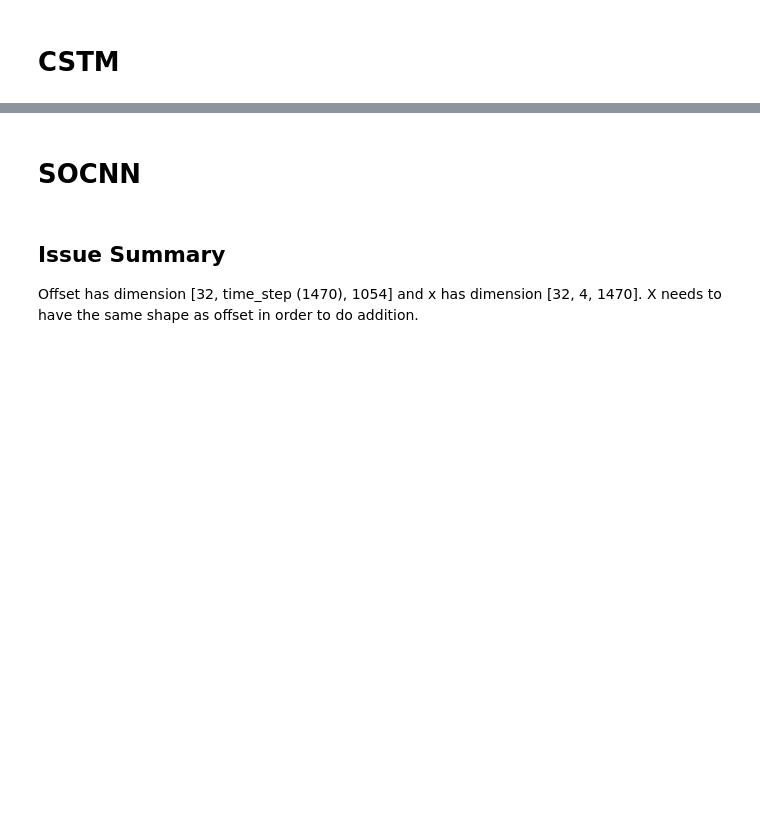
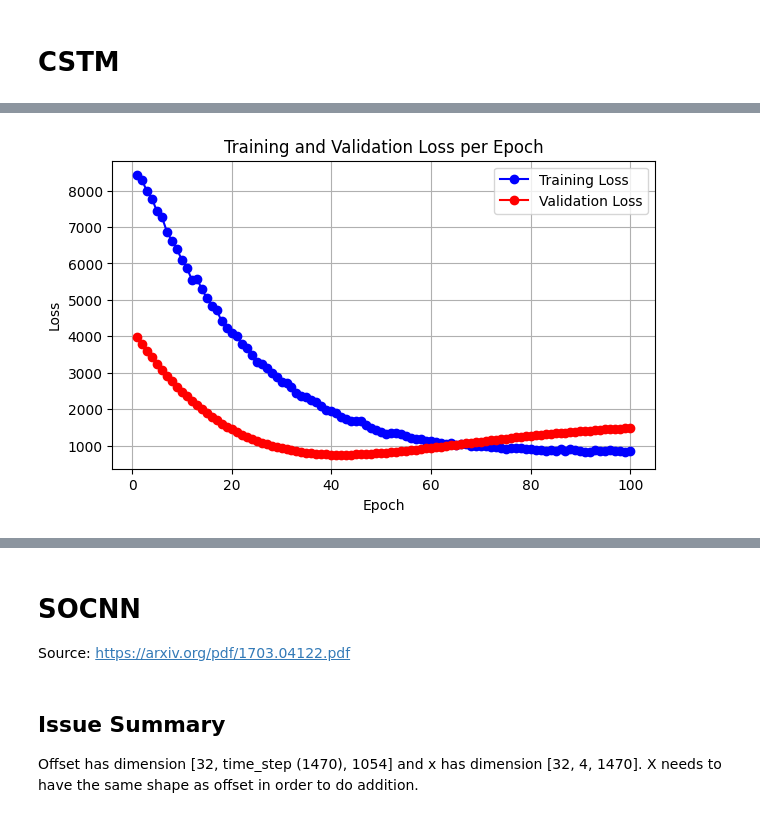
Before and after one commit to VictorH2208/Capstone-CNN, a Jupyter notebook: CNN/torch_cnn.ipynb, the cells around one changed output, grey strips where cells are left out. Cells and saved outputs as stored; diff of their text form; code cells hidden in the pictures; blank space fills up the shorter version.

```diff
--- a/CNN/torch_cnn.ipynb
+++ b/CNN/torch_cnn.ipynb
@@ -435,7 +449,8 @@ class CNN(nn.Module):
 # %%
-# model1 = CNNLSTM(kernel=3, num_filters=64, num_in_channels=4, lstm_hidden_size=128, lstm_layers=1).to(device)
-# epochs = 100
-# optimizer = torch.optim.Adam(model1.parameters(), lr=0.01, amsgrad=True)
-# criterion = nn.MSELoss()
+model1 = CNNLSTM(kernel=3, num_filters=64, num_in_channels=4, lstm_hidden_size=128, lstm_layers=1).to(device)
+epochs = 100
+optimizer = torch.optim.Adam(model1.parameters(), lr=0.01, amsgrad=True)
+criterion = nn.MSELoss()
 
-# train(model1, train_loader, val_loader, test_loader, criterion, optimizer, epochs)
+train(model1, train_loader, val_loader, test_loader, criterion, optimizer, epochs)
+# %% [output]
@@ -441,0 +458 @@ class CNN(nn.Module):
+[figure, added]
@@ -442,5 +460,6 @@ class CNN(nn.Module):
-# %% [markdown]
-# SOCNN
+# %% [markdown]
+# SOCNN
+Source: https://arxiv.org/pdf/1703.04122.pdf
 # %% [markdown]
 ## Issue Summary
 Offset has dimension [32, time_step (1470), 1054] and x has dimension [32, 4, 1470]. X needs to have the same shape as offset in order to do addition.
```
Also changed, not shown: parts of 12 cells of this notebook.
